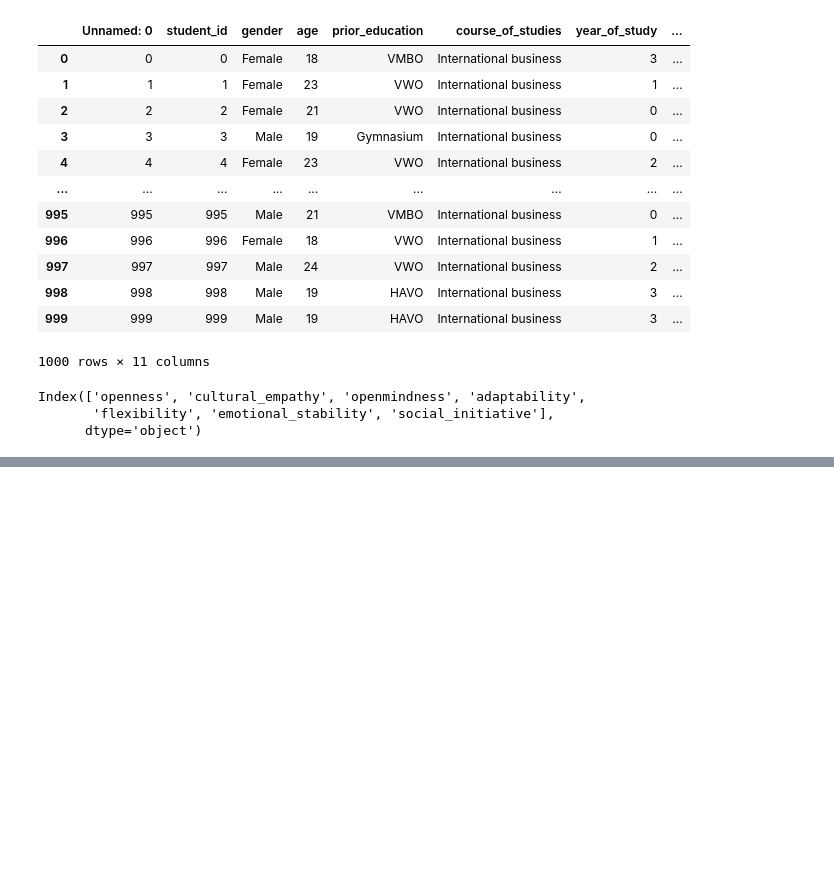
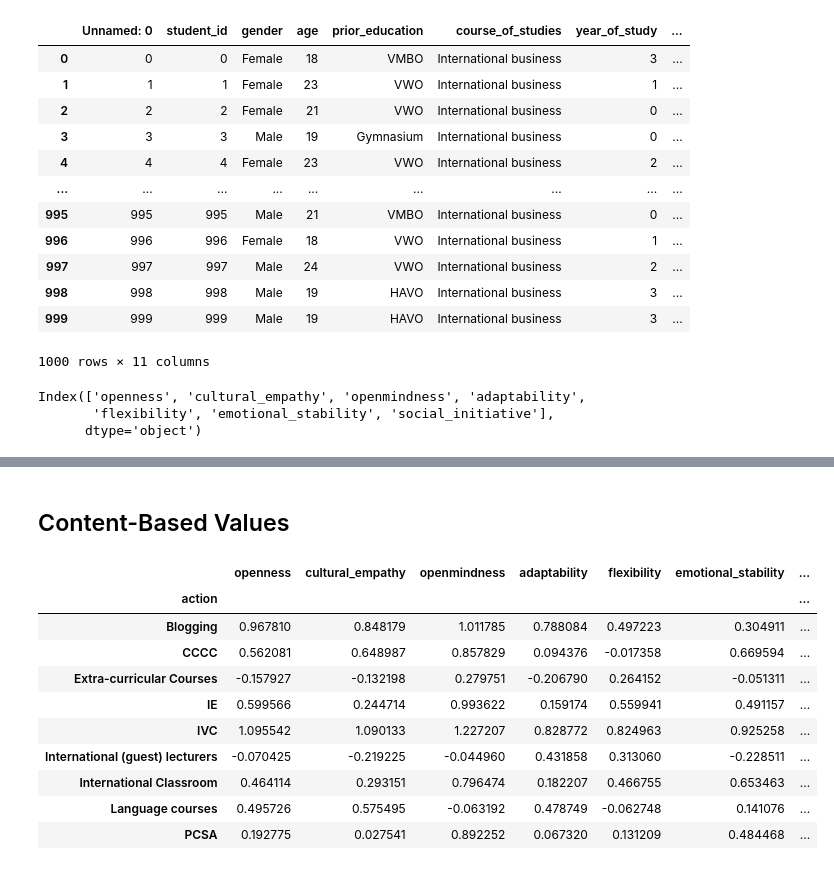
Before and after one commit to RainbowJM/TheSkillConsult, a Jupyter notebook: recommendation_engine.ipynb, the cells around one changed output, grey strips where cells are left out. Saved outputs shown, nothing was run; the diff lists cells and outputs as text; code cells hidden in the pictures; blank space fills up the shorter version.

```diff
--- a/recommendation_engine.ipynb
+++ b/recommendation_engine.ipynb
@@ -103,0 +105,17 @@ for student_id in df_fst_tests['student_id'].values:
+# %% [markdown]
+<h2>Content-Based Values</h2>
+# %%
+action_mean_diffs = df_skill_diffs.groupby(['action']).mean()
+action_mean_diffs
+# %% [output]
+|  | openness | cultural_empathy | openmindness | adaptability | flexibility | emotional_stability | ... |
+| action |  |  |  |  |  |  | ... |
+| Blogging | 0.967810 | 0.848179 | 1.011785 | 0.788084 | 0.497223 | 0.304911 | ... |
+| CCCC | 0.562081 | 0.648987 | 0.857829 | 0.094376 | -0.017358 | 0.669594 | ... |
+| Extra-curricular Courses | -0.157927 | -0.132198 | 0.279751 | -0.206790 | 0.264152 | -0.051311 | ... |
+| IE | 0.599566 | 0.244714 | 0.993622 | 0.159174 | 0.559941 | 0.491157 | ... |
+| IVC | 1.095542 | 1.090133 | 1.227207 | 0.828772 | 0.824963 | 0.925258 | ... |
+| International (guest) lecturers | -0.070425 | -0.219225 | -0.044960 | 0.431858 | 0.313060 | -0.228511 | ... |
+| International Classroom | 0.464114 | 0.293151 | 0.796474 | 0.182207 | 0.466755 | 0.653463 | ... |
+| Language courses | 0.495726 | 0.575495 | -0.063192 | 0.478749 | -0.062748 | 0.141076 | ... |
+| PCSA | 0.192775 | 0.027541 | 0.892252 | 0.067320 | 0.131209 | 0.484468 | ... |
```
Also changed, not shown: parts of 4 cells of this notebook.
